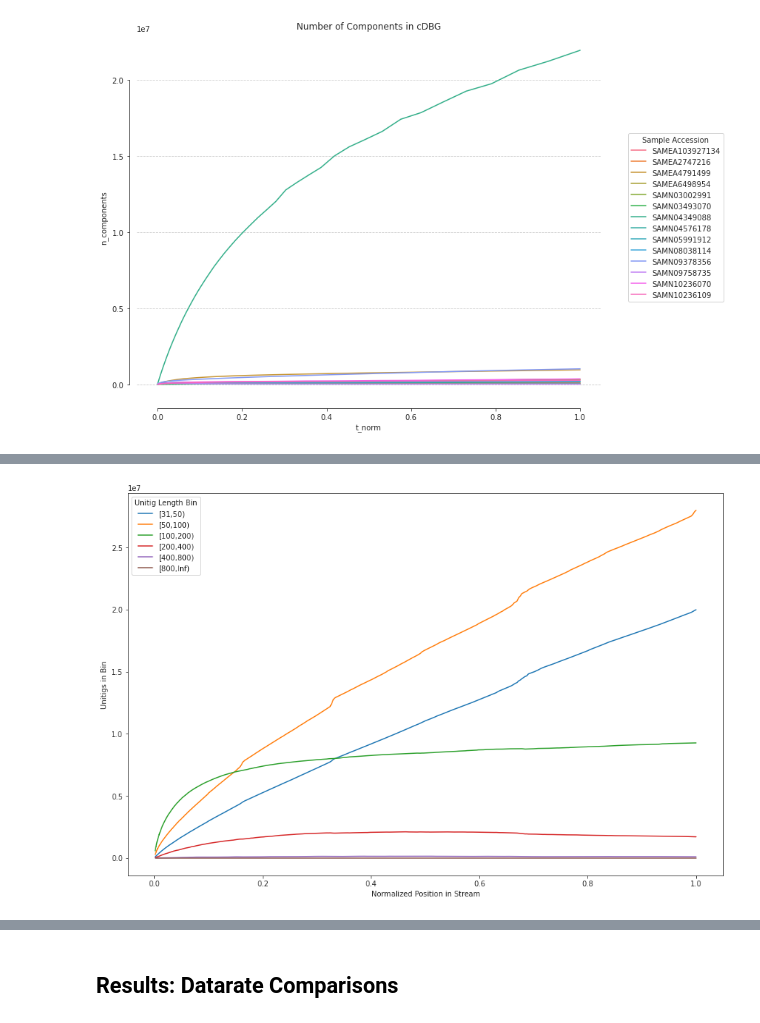
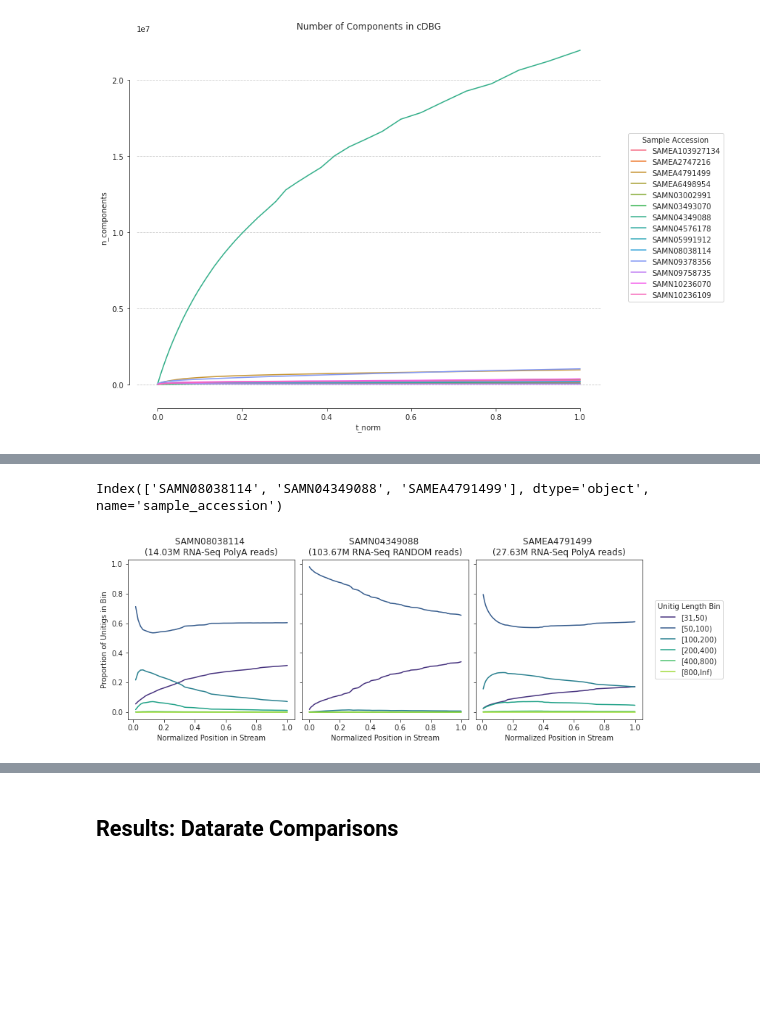
Before and after one commit to camillescott/dissertation, a Jupyter notebook: notebooks/Chapter One.ipynb, the cells around one changed output, grey strips where cells are left out. Cells and saved outputs as stored; diff of their text form; code cells hidden in the pictures; blank space fills up the shorter version.

```diff
--- a/notebooks/Chapter One.ipynb
+++ b/notebooks/Chapter One.ipynb
@@ -339,10 +350,17 @@ def get_cdbg_frag_df():
             fdf = pd.read_json(f)
             fdf['t_norm'] = fdf['t'] / fdf['t'].max()
             frag_df.append(fdf)
-        except ValueError:
+        except ValueError as e:
+            print(f'Error reading {f}: {e}')
             pass
     frag_df = pd.concat(frag_df).reset_index(drop=True)
     return frag_df
+# %%
+def convert_frag_to_proportion(input_df):
+    bin_names = ['[31,50)', '[50,100)', '[100,200)', '[200,400)', '[400,800)', '[800,Inf)']
+    output_df = input_df.copy()
+    output_df[bin_names] = output_df[bin_names].div(output_df[bin_names].sum(axis=1), axis='rows')
+    return output_df
 # %%
 frag_df = get_cdbg_frag_df()
 # %% [output]
@@ -360,15 +378,32 @@ frag_df = get_cdbg_frag_df()
 ../results/chap1/cdbg-build/SAMN09758735/goetia.cdbg.unitigs.bp.json
 ../results/chap1/cdbg-build/SAMN10236070/goetia.cdbg.unitigs.bp.json
 ../results/chap1/cdbg-build/SAMN10236109/goetia.cdbg.unitigs.bp.json
+# %%
+prop_frag_df = convert_frag_to_proportion(frag_df)
 # %%
 frag_df = frag_df.melt(id_vars=['sample_name', 't', 't_norm'], var_name='Unitig Length Bin')
+prop_frag_df = prop_frag_df.melt(id_vars=['sample_name', 't', 't_norm'], var_name='Unitig Length Bin')
+# %%
+human
+# %% [output]
+Index(['SAMN08038114', 'SAMN04349088', 'SAMEA4791499'], dtype='object', name='sample_accession')
 # %%
+human  = meta.query('scientific_name == "Homo sapiens"').index
+
 with sns.axes_style("ticks"), \
-     FigureManager(show=True, figsize=(12,8)) as (fig, ax):
+     sns.color_palette("viridis"), \
+     FigureManager(show=True, ncols=len(human), sharey=True, figsize=(12,4)) as (fig, axes):
 
-    df = frag_df.query('sample_name == "SAMEA2747216"')
-    sns.lineplot(data=df, x='t_norm', y='value',  hue='Unitig Length Bin', ax=ax)
-    ax.set_xlabel('Normalized Position in Stream')
-    ax.set_ylabel('Unitigs in Bin')
+    for i, (sample_name, ax) in enumerate(zip(human, axes)):
+        legend = True if i == len(human) - 1 else False
+        df = prop_frag_df.query(f'sample_name == "{sample_name}"')
+        n_reads = cdbg_metrics_df.query(f'sample_name == "{sample_name}"')['seq_t'].max()
+
+        sns.lineplot(data=df, x='t_norm', y='value',  hue='Unitig Length Bin', legend=legend, lw=1.5, ax=ax)
+        ax.set_xlabel('Normalized Position in Stream')
+        ax.set_ylabel('Proportion of Unitigs in Bin')
+        ax.set_title(sample_desc(sample_name, meta, primary='accession', n_reads=n_reads, multiline=True))
+
+    ax.legend(bbox_to_anchor=(1.05, .5), loc='center left', title='Unitig Length Bin')
 # %% [output]
-[figure, old version]
+[figure, new version]
```
Also changed, not shown: parts of 16 cells of this notebook.
